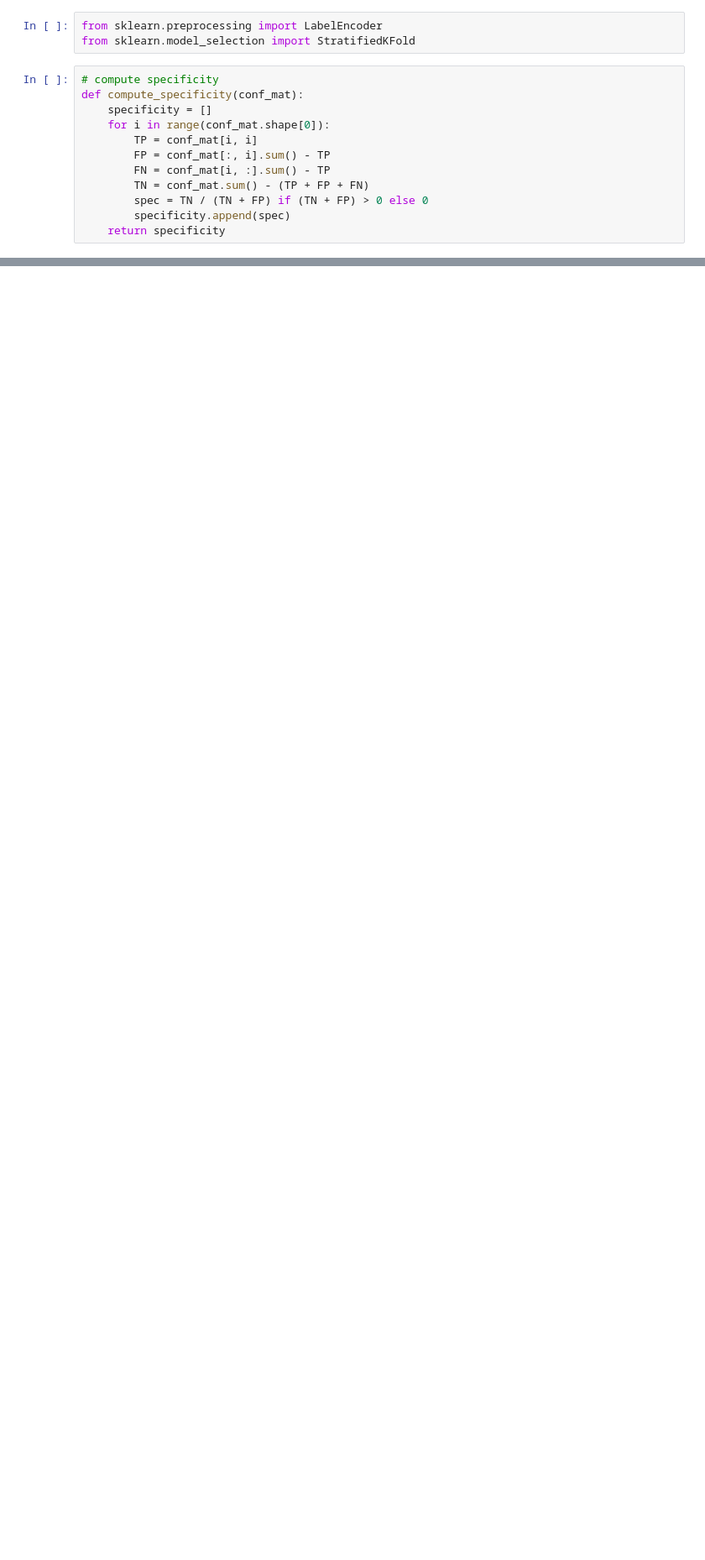
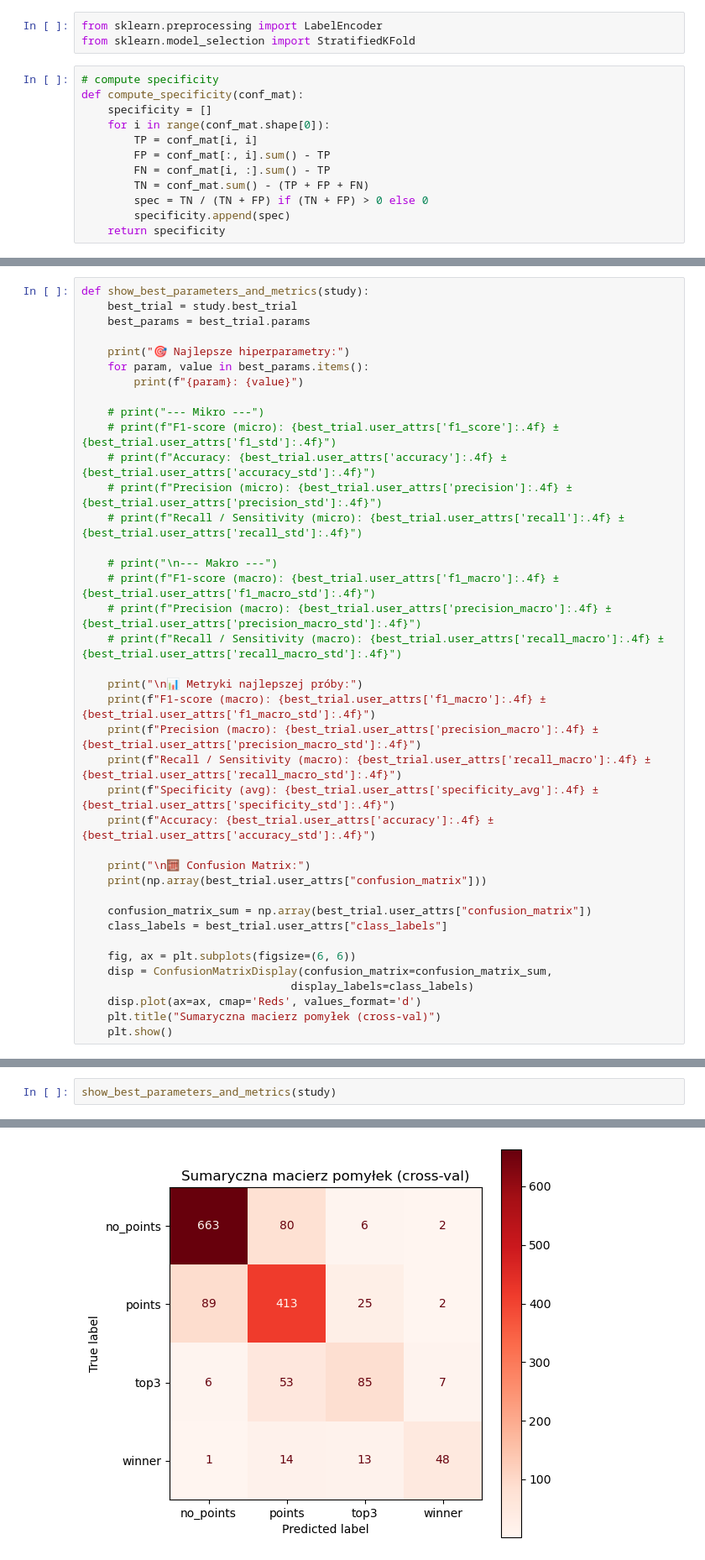
Before and after one commit to szylvvia/f1_races_progress_predict, a Jupyter notebook: notebooks/thesis/thesis_model_v2.ipynb, the cells around one changed output, grey strips where cells are left out. Shown: that part at 84% size. Saved outputs shown, nothing was run; the diff lists cells and outputs as text; blank space fills up the shorter version.

Commit message:
feat: prepare model, feature selection and confisuion matrix as plot

```diff
--- a/notebooks/thesis/thesis_model_v2.ipynb
+++ b/notebooks/thesis/thesis_model_v2.ipynb
@@ -244,2 +325,41 @@ def objective(trial):
     # return metric to optimize
     return f1  # or acc if you are optimizing accuracy
+# %%
+def show_best_parameters_and_metrics(study):
+    best_trial = study.best_trial
+    best_params = best_trial.params
+
+    print("🎯 Najlepsze hiperparametry:")
+    for param, value in best_params.items():
+        print(f"{param}: {value}")
+
+    # print("--- Mikro ---")
+    # print(f"F1-score (micro): {best_trial.user_attrs['f1_score']:.4f} ± {best_trial.user_attrs['f1_std']:.4f}")
+    # print(f"Accuracy: {best_trial.user_attrs['accuracy']:.4f} ± {best_trial.user_attrs['accuracy_std']:.4f}")
+    # print(f"Precision (micro): {best_trial.user_attrs['precision']:.4f} ± {best_trial.user_attrs['precision_std']:.4f}")
+    # print(f"Recall / Sensitivity (micro): {best_trial.user_attrs['recall']:.4f} ± {best_trial.user_attrs['recall_std']:.4f}")
+
+    # print("\n--- Makro ---")
+    # print(f"F1-score (macro): {best_trial.user_attrs['f1_macro']:.4f} ± {best_trial.user_attrs['f1_macro_std']:.4f}")
+    # print(f"Precision (macro): {best_trial.user_attrs['precision_macro']:.4f} ± {best_trial.user_attrs['precision_macro_std']:.4f}")
+    # print(f"Recall / Sensitivity (macro): {best_trial.user_attrs['recall_macro']:.4f} ± {best_trial.user_attrs['recall_macro_std']:.4f}")
+
+    print("\n📊 Metryki najlepszej próby:")
+    print(f"F1-score (macro): {best_trial.user_attrs['f1_macro']:.4f} ± {best_trial.user_attrs['f1_macro_std']:.4f}")
+    print(f"Precision (macro): {best_trial.user_attrs['precision_macro']:.4f} ± {best_trial.user_attrs['precision_macro_std']:.4f}")
+    print(f"Recall / Sensitivity (macro): {best_trial.user_attrs['recall_macro']:.4f} ± {best_trial.user_attrs['recall_macro_std']:.4f}")
+    print(f"Specificity (avg): {best_trial.user_attrs['specificity_avg']:.4f} ± {best_trial.user_attrs['specificity_std']:.4f}")
+    print(f"Accuracy: {best_trial.user_attrs['accuracy']:.4f} ± {best_trial.user_attrs['accuracy_std']:.4f}")
+
+    print("\n🧮 Confusion Matrix:")
+    print(np.array(best_trial.user_attrs["confusion_matrix"]))
+
+    confusion_matrix_sum = np.array(best_trial.user_attrs["confusion_matrix"])
+    class_labels = best_trial.user_attrs["class_labels"]
+
+    fig, ax = plt.subplots(figsize=(6, 6))
+    disp = ConfusionMatrixDisplay(confusion_matrix=confusion_matrix_sum,
+                                display_labels=class_labels)
+    disp.plot(ax=ax, cmap='Reds', values_format='d')
+    plt.title("Sumaryczna macierz pomyłek (cross-val)")
+    plt.show()
@@ -342,0 +413,3 @@ print(optuna.__version__)
+# %%
+show_best_parameters_and_metrics(study)
+# %% [output]
@@ -342,0 +433 @@ print(optuna.__version__)
+[figure, added]
```
Also changed, not shown: parts of 32 cells of this notebook.
